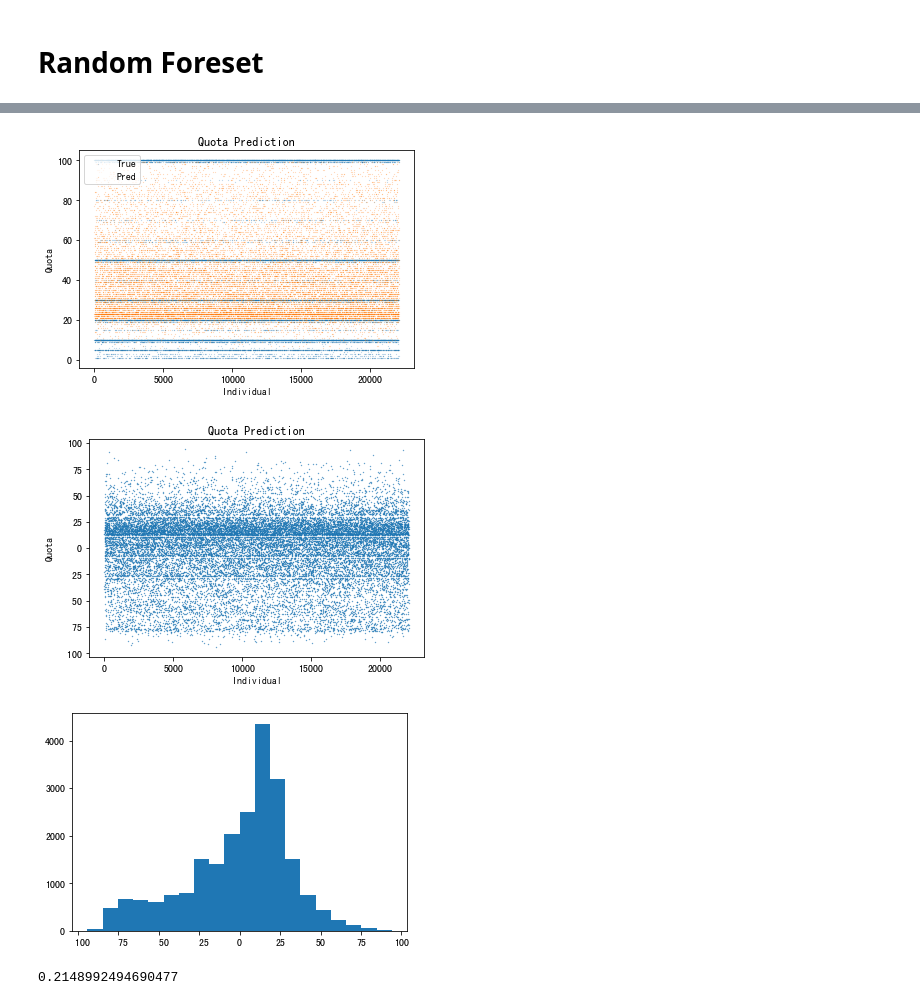
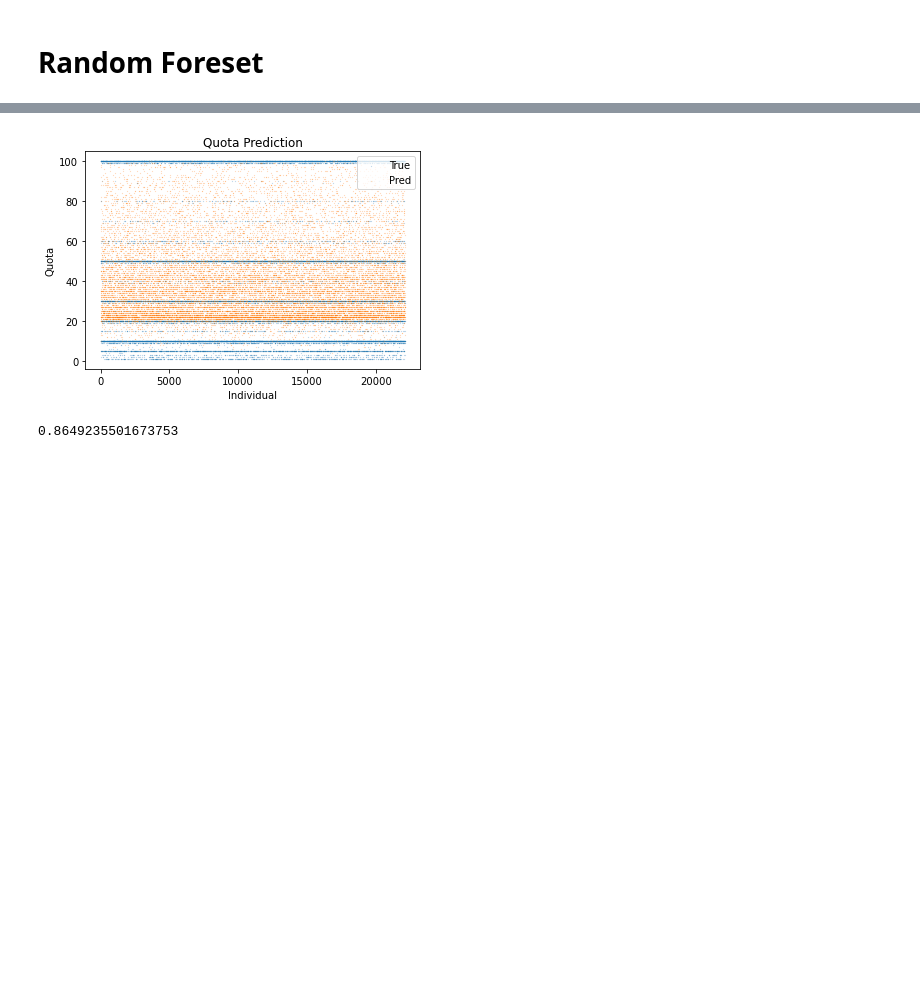
Before and after one commit to jackh1995/fintech, a Jupyter notebook: ml_0513.ipynb, the cells around one changed output, grey strips where cells are left out. Drawn from its saved outputs; the diff is of its cells as text; code cells hidden in the pictures; blank space fills up the shorter version.

```diff
--- a/ml_0513.ipynb
+++ b/ml_0513.ipynb
@@ -12,7 +12,7 @@ import numpy as np
 import pandas as pd
 import seaborn as sns
 import matplotlib.pyplot as plt
-plt.rcParams['font.sans-serif'] = 'SimHei'
+# plt.rcParams['font.sans-serif'] = 'SimHei'
 from scipy import stats
 # %%
 occupation_dict = {
@@ -89,7 +89,7 @@ data = data[data['quota_now']<=1e6]
 data = data[data['isReject']==0]
 data = data.drop('isReject', axis=1)
 data = data[data['source']!='Anue']
-data['occupation'] = data['occupation'].map(occupation_dict)
+# data['occupation'] = data['occupation'].map(occupation_dict)
 # data['quota_origin'] /= 1e4 # 單位縮放
 data['quota_now'] /= 1e4 # 單位縮放
 # data = data[(np.abs(stats.zscore(data['quota_now'].values)) < 2)] # 移除outlier
@@ -407,34 +408,52 @@ np.linalg.norm(Y_diff_fugle) / len(Y_diff_fugle)
+# %%
+def to_class(x):
+    '''
+    0~10萬
+    10~30萬(不含10萬)
+    30~50萬(不含30萬)
+    50~100萬(不含50萬)
+    '''
+    if x < 10:
+        return 0
+    if 1E5 <= x and x < 30:
+        return 1
+    if 3E5 <= x and x < 50:
+        return 2
+    else:
+        return 3
 # %%
 from sklearn.ensemble import RandomForestRegressor
 model = RandomForestRegressor()
 model.fit(X_train_yushan, Y_train_yushan)
 Y_pred_yushan = model.predict(X_valid_yushan).astype(int)
 
 plt.scatter(range(len(Y_pred_yushan)), Y_valid_yushan, s=0.01, label='True')
 plt.scatter(range(len(Y_pred_yushan)), Y_pred_yushan, s=0.01, label='Pred')
 plt.title('Quota Prediction')
 plt.xlabel('Individual')
 plt.ylabel('Quota')
 plt.legend()
 plt.show()
 plt.close()
 
-Y_diff_yushan = Y_pred_yushan - Y_valid_yushan
-plt.scatter(range(len(Y_diff_yushan)), Y_diff_yushan, s=0.1)
-plt.title('Quota Prediction')
-plt.xlabel('Individual')
-plt.ylabel('Quota')
-# plt.legend()
-plt.show()
-plt.close()
+# Y_diff_yushan = Y_pred_yushan - Y_valid_yushan
+# plt.scatter(range(len(Y_diff_yushan)), Y_diff_yushan, s=0.1)
+# plt.title('Quota Prediction')
+# plt.xlabel('Individual')
+# plt.ylabel('Quota')
+# # plt.legend()
+# plt.show()
+# plt.close()
 
-plt.hist(Y_diff_yushan, bins=20)
-plt.show()
-plt.close()
+# plt.hist(Y_diff_yushan, bins=20)
+# plt.show()
+# plt.close()
 
-np.linalg.norm(Y_diff_yushan) / len(Y_diff_yushan)
+# np.linalg.norm(Y_diff_yushan) / len(Y_diff_yushan)
+
+Y_pred_yushan_class = [to_class(x) for x in Y_pred_yushan]
+Y_valid_yushan_class = [to_class(x) for x in Y_valid_yushan]
+print(sum(np.equal(Y_pred_yushan_class, Y_valid_yushan_class)) / len(Y_valid_yushan_class))
 # %% [output]
-[figure, old version]
+[figure, new version]
-[figure, removed]
-[figure, removed]
-0.2148992494690477
+0.8649235501673753
```
Also changed, not shown: parts of 5 cells of this notebook, 3 other files.
